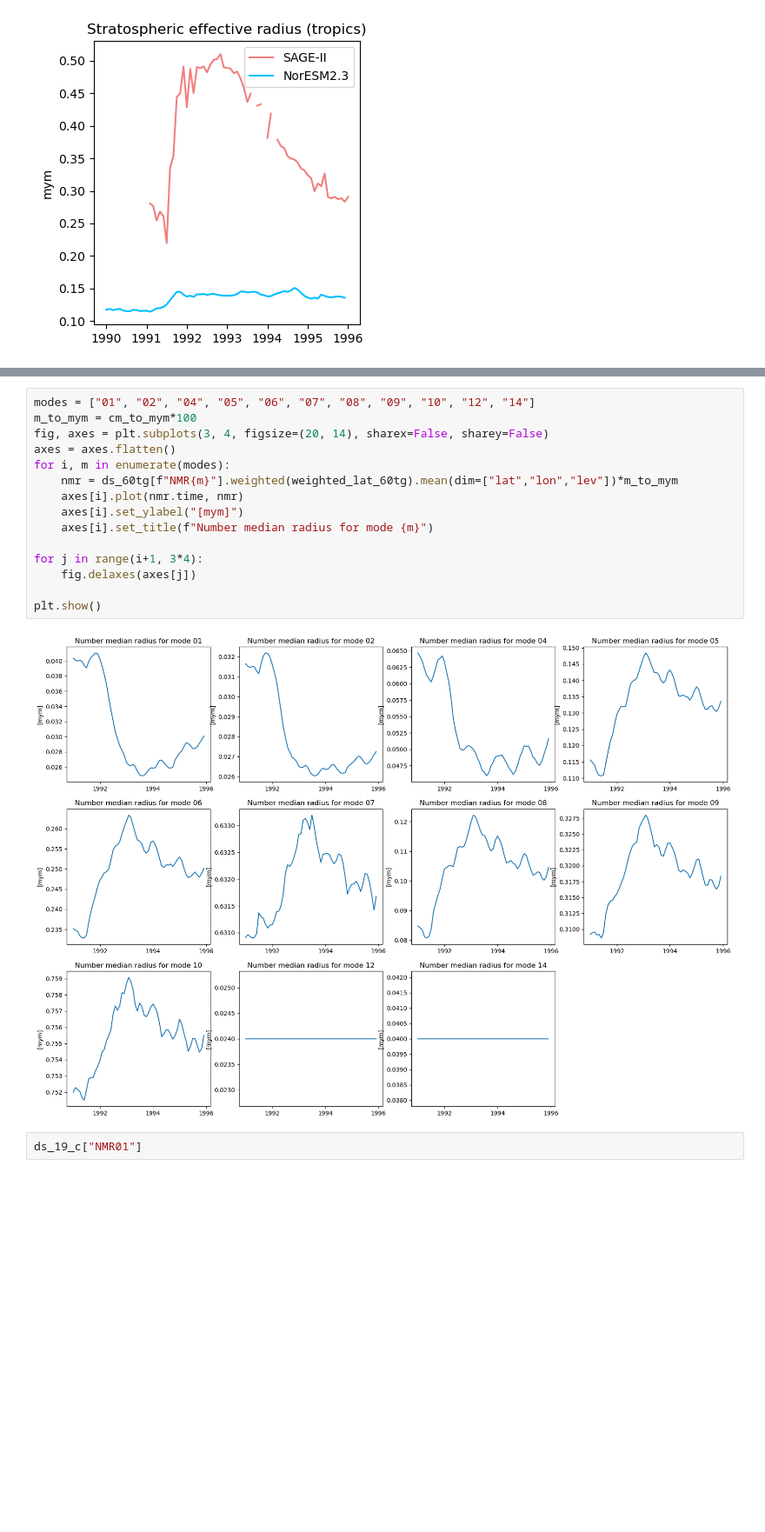
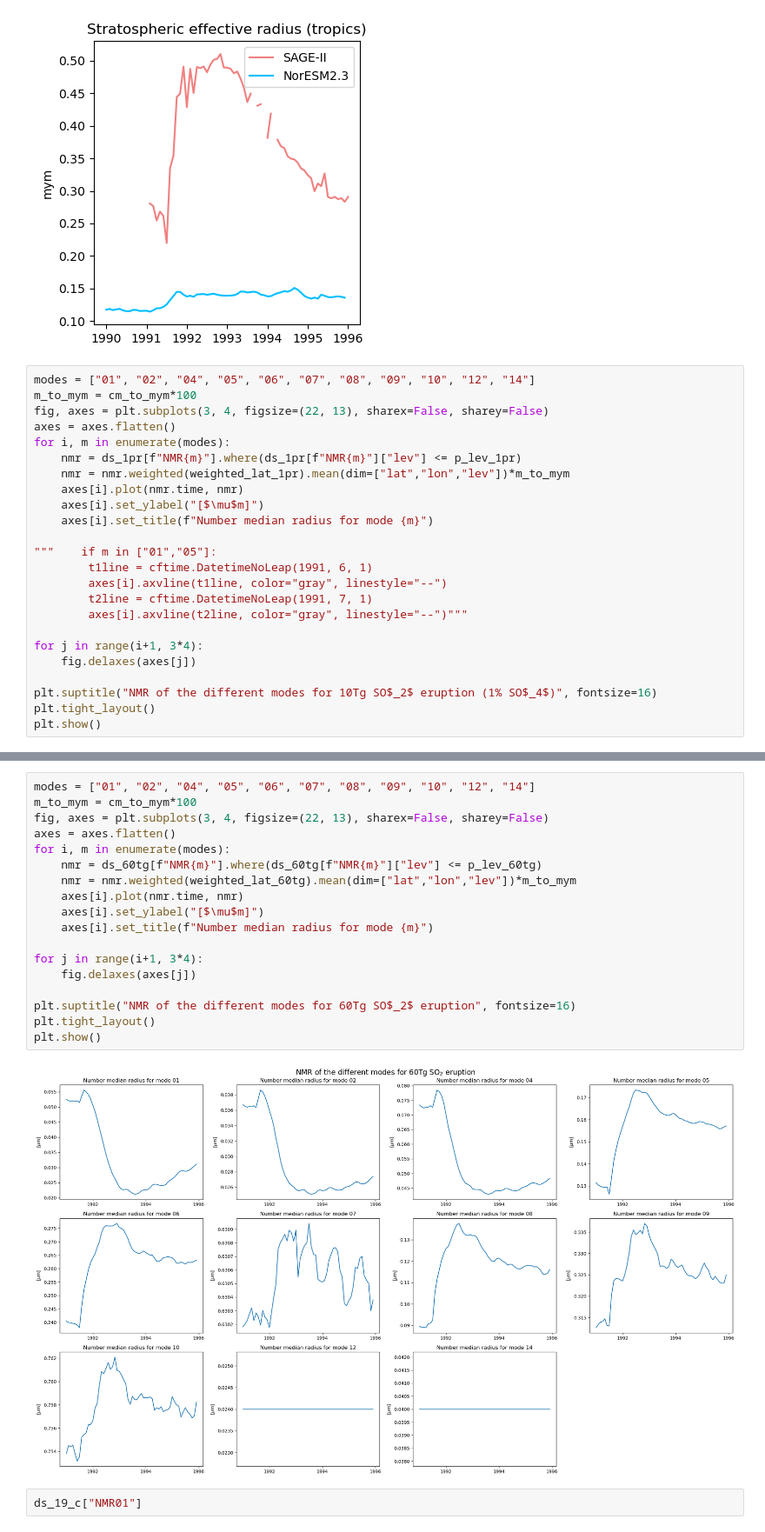
Before and after one commit to EliHHogemo/master_thesis, a Jupyter notebook: reff_plotting.ipynb, the cells around one changed output, grey strips where cells are left out. Shown at 87% size. Drawn from its saved outputs; the diff is of its cells as text; blank space fills up the shorter version.

Commit message:
new updates on plots of reff and modes

```diff
--- a/reff_plotting.ipynb
+++ b/reff_plotting.ipynb
@@ -385,3 +470,27 @@ plt.legend()
 plt.tight_layout()
 # %% [output]
 [figure]
+# %%
+modes = ["01", "02", "04", "05", "06", "07", "08", "09", "10", "12", "14"]
+m_to_mym = cm_to_mym*100
+fig, axes = plt.subplots(3, 4, figsize=(22, 13), sharex=False, sharey=False)
+axes = axes.flatten()
+for i, m in enumerate(modes):
+    nmr = ds_1pr[f"NMR{m}"].where(ds_1pr[f"NMR{m}"]["lev"] <= p_lev_1pr)
+    nmr = nmr.weighted(weighted_lat_1pr).mean(dim=["lat","lon","lev"])*m_to_mym
+    axes[i].plot(nmr.time, nmr)
+    axes[i].set_ylabel("[$\mu$m]")
+    axes[i].set_title(f"Number median radius for mode {m}")
+
+"""    if m in ["01","05"]:
+        t1line = cftime.DatetimeNoLeap(1991, 6, 1)
+        axes[i].axvline(t1line, color="gray", linestyle="--")
+        t2line = cftime.DatetimeNoLeap(1991, 7, 1)
+        axes[i].axvline(t2line, color="gray", linestyle="--")"""
+
+for j in range(i+1, 3*4):
+    fig.delaxes(axes[j])
+
+plt.suptitle("NMR of the different modes for 10Tg SO$_2$ eruption (1% SO$_4$)", fontsize=16)
+plt.tight_layout()
+plt.show()
@@ -388,20 +499,23 @@ plt.tight_layout()
 # %%
 modes = ["01", "02", "04", "05", "06", "07", "08", "09", "10", "12", "14"]
 m_to_mym = cm_to_mym*100
-fig, axes = plt.subplots(3, 4, figsize=(20, 14), sharex=False, sharey=False)
+fig, axes = plt.subplots(3, 4, figsize=(22, 13), sharex=False, sharey=False)
 axes = axes.flatten()
 for i, m in enumerate(modes):
-    nmr = ds_60tg[f"NMR{m}"].weighted(weighted_lat_60tg).mean(dim=["lat","lon","lev"])*m_to_mym
+    nmr = ds_60tg[f"NMR{m}"].where(ds_60tg[f"NMR{m}"]["lev"] <= p_lev_60tg)
+    nmr = nmr.weighted(weighted_lat_60tg).mean(dim=["lat","lon","lev"])*m_to_mym
     axes[i].plot(nmr.time, nmr)
-    axes[i].set_ylabel("[mym]")
+    axes[i].set_ylabel("[$\mu$m]")
     axes[i].set_title(f"Number median radius for mode {m}")
 
 for j in range(i+1, 3*4):
     fig.delaxes(axes[j])
 
+plt.suptitle("NMR of the different modes for 60Tg SO$_2$ eruption", fontsize=16)
+plt.tight_layout()
 plt.show()
 # %% [output]
-[figure, old version]
+[figure, new version]
 # %%
 ds_19_c["NMR01"]
 # %% [output]
```
Also changed, not shown: parts of 34 cells of this notebook, 1 other file.
